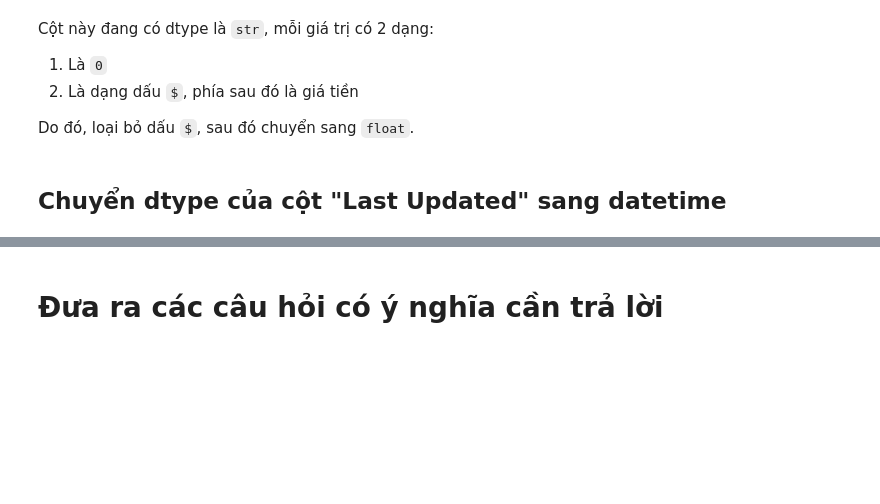
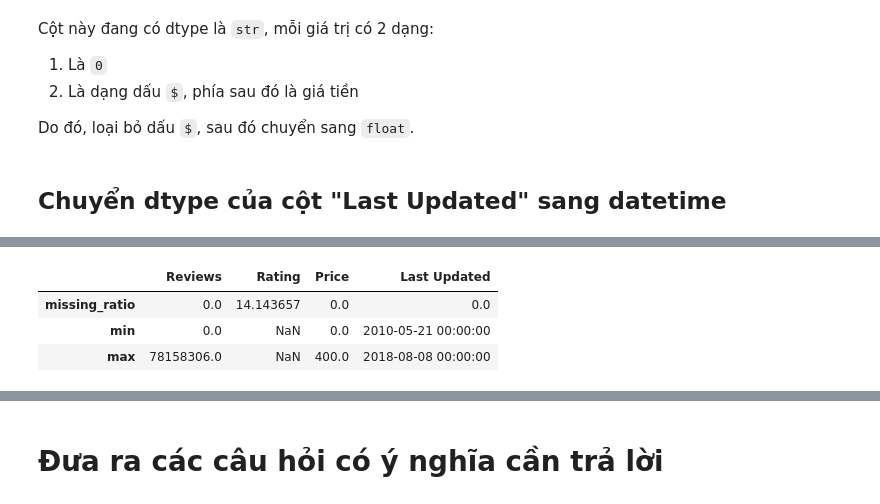
Before and after one commit to tqthangbl/P4DS-FinalProject, a Jupyter notebook: notebook.ipynb, the cells around one changed output, grey strips where cells are left out. Saved outputs shown, nothing was run; the diff lists cells and outputs as text; code cells hidden in the pictures; blank space fills up the shorter version.

```diff
--- a/notebook.ipynb
+++ b/notebook.ipynb
@@ -363,4 +358,0 @@ Các cột này nên có kiểu là `str`, nhưng lại mang giá trị `NaN` n
-# %%
-for name in ['Category', 'Type', 'Genres', 'Current Ver', 'Android Ver']:
-    app_df[name] = app_df[name].replace(' ', np.nan)
-app_df = app_df.astype({'Category': str, 'Type': str, 'Genres': str, 'Current Ver': str, 'Android Ver': str})
@@ -378,7 +372,7 @@ Cột này đang có dtype là `str`, mỗi giá trị có 2 dạng:
 
 Do đó, loại bỏ dấu `$`, sau đó chuyển sang `float`.
 # %%
-app_df['Price'] = app_df['Price'].replace(r'\D+', '', regex=True)
+app_df['Price'] = app_df['Price'].replace(r'\$', '', regex=True)
 app_df = app_df.astype({'Price': float})
 # %% [markdown]
 ## Chuyển dtype của cột "Last Updated" sang datetime
@@ -386,0 +389,11 @@ app_df['Last Updated'] = pd.to_datetime(app_df['Last Updated'], format="%B %d, %
+# %%
+def missing_ratio(s):
+    return s.isna().mean() * 100
+nume_col_profiles_df = app_df[['Reviews', 'Rating', 'Price', 'Last Updated']] \
+                        .agg([missing_ratio, pd.Series.min, pd.Series.max])
+nume_col_profiles_df
+# %% [output]
+|  | Reviews | Rating | Price | Last Updated |
+| missing_ratio | 0.0 | 14.143657 | 0.0 | 0.0 |
+| min | 0.0 | NaN | 0.0 | 2010-05-21 00:00:00 |
+| max | 78158306.0 | NaN | 400.0 | 2018-08-08 00:00:00 |
```
Also changed, not shown: parts of 16 cells of this notebook.
